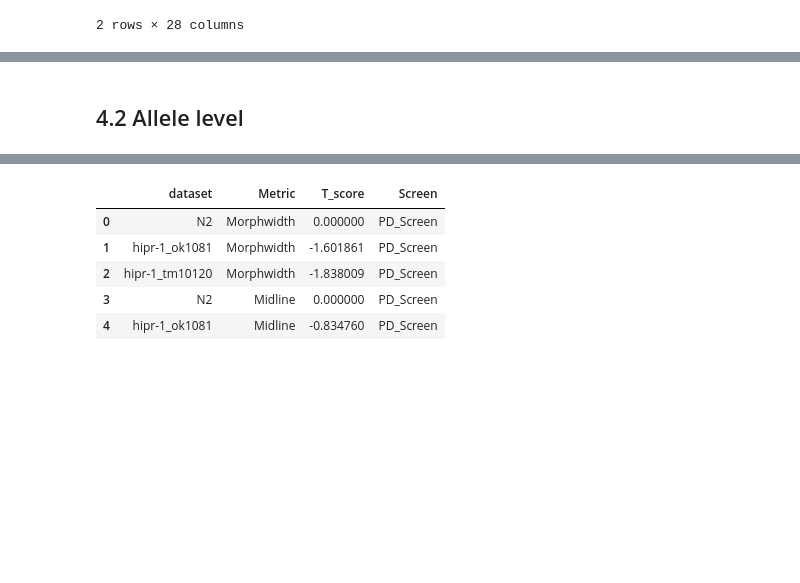
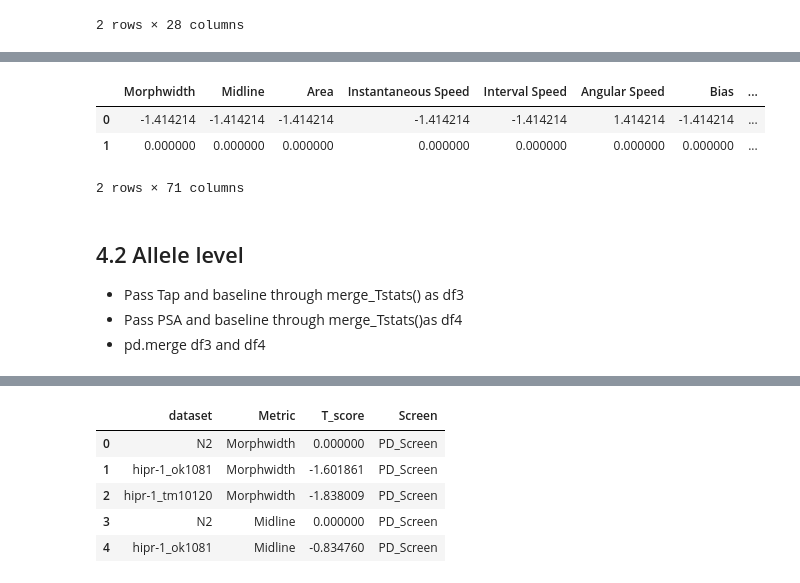
Before and after one commit to JosephLiangUBC/MWT_Dashboard, a Jupyter notebook: Step4_data_processing_for_db.ipynb, the cells around one changed output, grey strips where cells are left out. Cells and saved outputs as stored; diff of their text form; code cells hidden in the pictures; blank space fills up the shorter version.

```diff
--- a/Step4_data_processing_for_db.ipynb
+++ b/Step4_data_processing_for_db.ipynb
@@ -1166,0 +1191,9 @@ combined_Tstats_normalized_melted.head(50)
+# %%
+final_tstat = pd.merge(combined_Tstats_normalize_2, combined_Tstats_psa, on = PD_baseline_Tstats.columns.to_list(), how = 'outer')
+
+final_tstat.head()
+# %% [output]
+|  | Morphwidth | Midline | Area | Instantaneous Speed | Interval Speed | Angular Speed | Bias | ... |
+| 0 | -1.414214 | -1.414214 | -1.414214 | -1.414214 | -1.414214 | 1.414214 | -1.414214 | ... |
+| 1 | 0.000000 | 0.000000 | 0.000000 | 0.000000 | 0.000000 | 0.000000 | 0.000000 | ... |
+2 rows × 71 columns
@@ -1167,5 +1202,10 @@ combined_Tstats_normalized_melted.head(50)
 # %% [markdown]
 ## 4.2 Allele level
+
+
+- Pass Tap and baseline through merge_Tstats() as df3
+- Pass PSA and baseline through merge_Tstats()as df4
+- pd.merge df3 and df4
 # %%
 combined_Tstats_normalize_allele_2, combined_Tstats_normalized_melted_allele = merge_Tstats(PD_baseline_Tstats_allele,PD_habituation_Tstats_allele, "dataset")
 # %%
```
Also changed, not shown: parts of 11 cells of this notebook.
